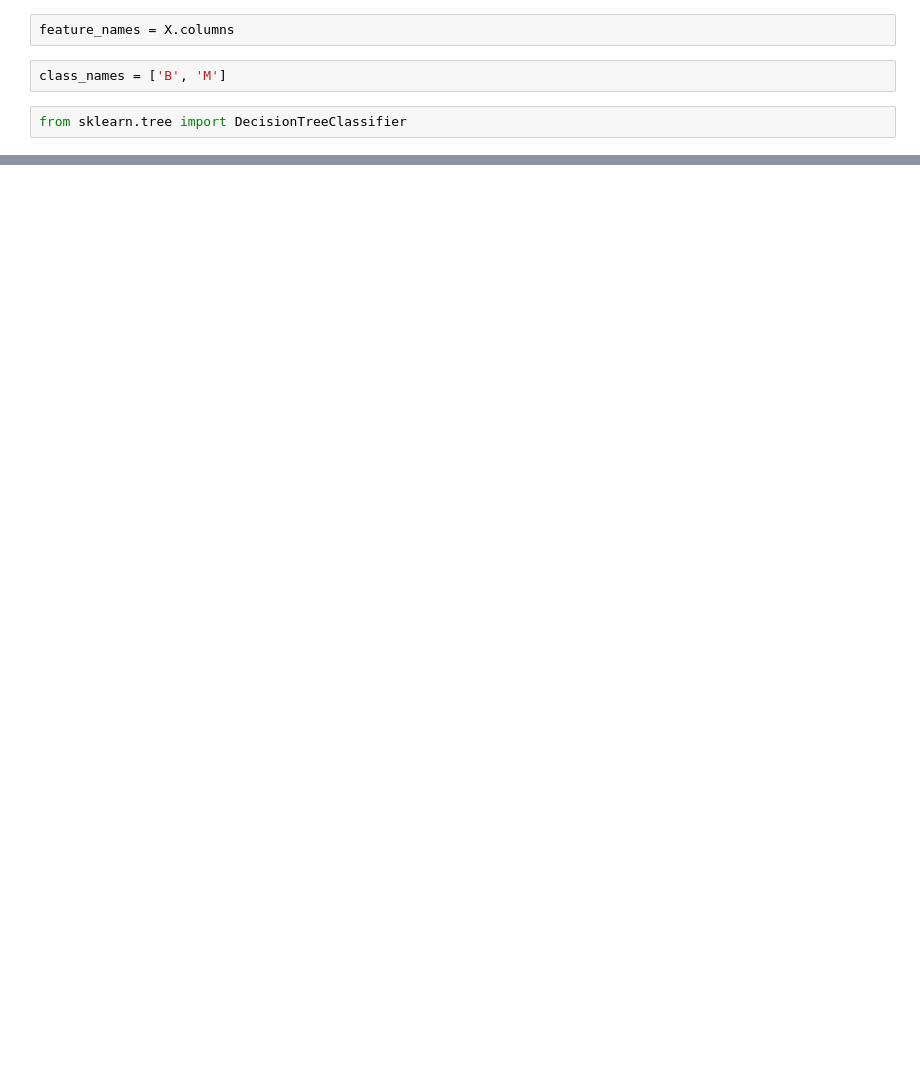
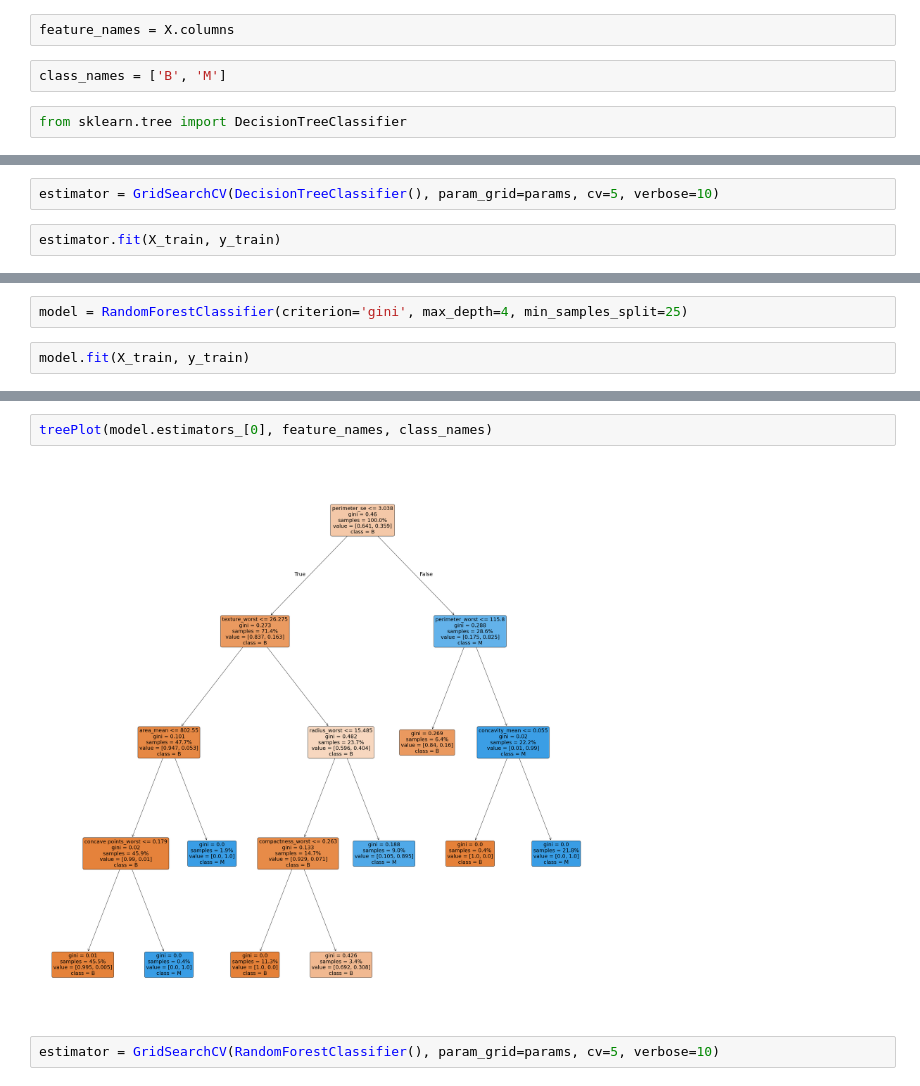
Before and after one commit to natasablagojevic/ip1_review, a Jupyter notebook: Vezbanje6/04.DecisionTreeClassifier.ipynb, the cells around one changed output, grey strips where cells are left out. Cells and saved outputs as stored; diff of their text form; blank space fills up the shorter version.

```diff
--- a/Vezbanje6/04.DecisionTreeClassifier.ipynb
+++ b/Vezbanje6/04.DecisionTreeClassifier.ipynb
@@ -99,0 +245,4 @@ from sklearn.tree import DecisionTreeClassifier
+# %%
+estimator = GridSearchCV(DecisionTreeClassifier(), param_grid=params, cv=5, verbose=10)
+# %%
+estimator.fit(X_train, y_train)
@@ -99,0 +297,4 @@ from sklearn.tree import DecisionTreeClassifier
+# %%
+model = RandomForestClassifier(criterion='gini', max_depth=4, min_samples_split=25)
+# %%
+model.fit(X_train, y_train)
@@ -99,0 +339,6 @@ from sklearn.tree import DecisionTreeClassifier
+# %%
+treePlot(model.estimators_[0], feature_names, class_names)
+# %% [output]
+[figure, added]
+# %%
+estimator = GridSearchCV(RandomForestClassifier(), param_grid=params, cv=5, verbose=10)
```
Also changed, not shown: parts of 33 cells of this notebook, 5 other files.
